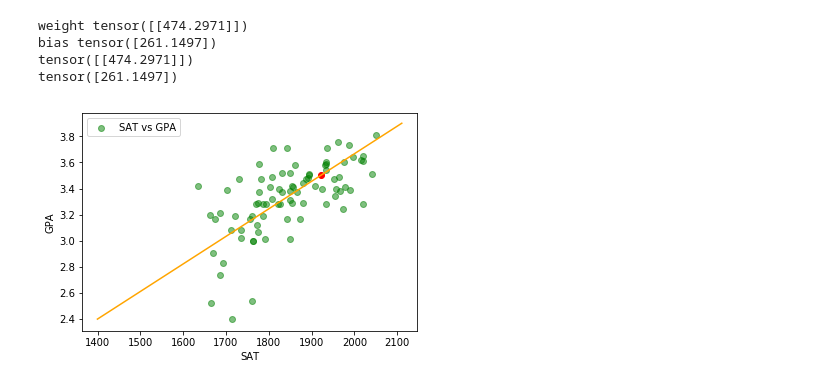
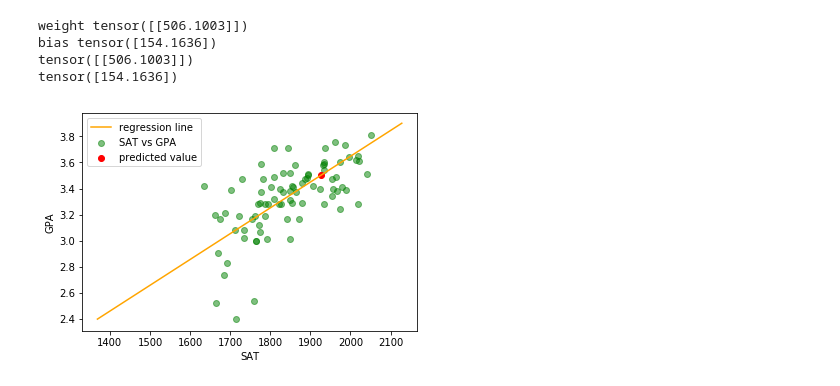
Before and after one commit to jmacnut/HWT_WorkshopMaterials, a Jupyter notebook: python/codes/V1_regression_pytorch2.ipynb, the cells around one changed output. Saved outputs shown, nothing was run; the diff lists cells and outputs as text; code cells hidden in the pictures.

```diff
--- a/python/codes/V1_regression_pytorch2.ipynb
+++ b/python/codes/V1_regression_pytorch2.ipynb
@@ -4,10 +4,12 @@ import pandas as pd
 import torch
 import matplotlib.pyplot as plt
 
-df = pd.read_csv('sat_gpa.csv')
+df = pd.read_csv('../data/sat_gpa.csv')
 
 sat = df['SAT']
 gpa = df['GPA']
+
+
 
 # plt.scatter(sat, gpa,c="g", alpha=0.5, label="SAT vs GPA")
 # plt.xlabel("SAT")
@@ -23,4 +27,10 @@ from torch.nn import functional as F
 # convert data to tensors
 y_data = torch.tensor(df['SAT'].values.reshape(-1,1))
 x_data = torch.tensor(df['GPA'].values.reshape(-1,1))
+# %%
+# Build a model
+
+model = torch.nn.Linear(1,1)
+criterion = torch.nn.MSELoss()
+optimizer = torch.optim.SGD(model.parameters(), lr=0.01)
 # %%
@@ -71,36 +82,36 @@ w= list(model.parameters())[0].data.numpy()[0]
 # bias
 b = list(model.parameters())[1].data.numpy()[0]
 # %% [output]
-weight tensor([[474.2971]])
-bias tensor([261.1497])
-tensor([[474.2971]])
-tensor([261.1497])
+weight tensor([[506.1003]])
+bias tensor([154.1636])
+tensor([[506.1003]])
+tensor([154.1636])
 # %%
 # creating line for y = w*x + b
 
 xt = np.arange(2.4, 4, 0.1)
 yt = [w * x + b for x in xt]
 
 
 # prediction of y given x
 new_x = torch.Tensor([[3.5]])
 y_pred = model(new_x)
 
 
 # graph raw data
 plt.scatter(sat, gpa,c="g", alpha=0.5, label="SAT vs GPA")
 
 # graph line
-plt.plot(yt, xt, c="orange")
+plt.plot(yt, xt, c="orange", label="regression line")
 
 # graph predicted point
-plt.scatter(y_pred.detach().numpy(), new_x.detach().numpy(), c="r")
+plt.scatter(y_pred.detach().numpy(), new_x.detach().numpy(),c="r", label="predicted value")
 
 
 plt.xlabel("SAT")
 plt.ylabel("GPA")
 plt.legend(loc='upper left')
 
 plt.show()
 # %% [output]
-[figure, old version]
+[figure, new version]
```
Also changed, not shown: parts of 2 cells of this notebook.
